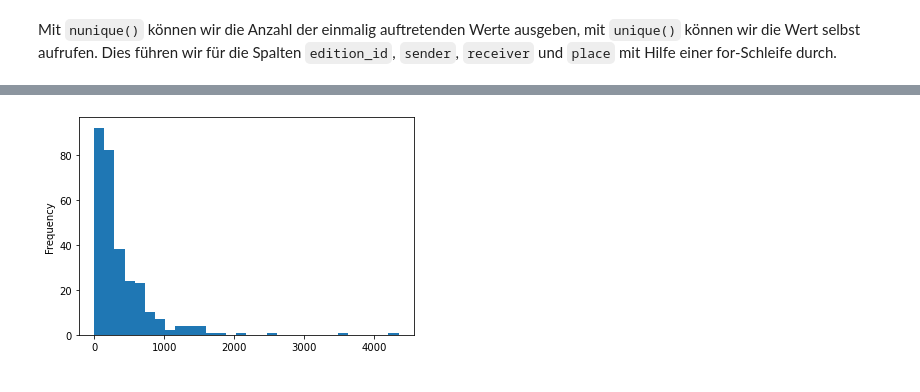
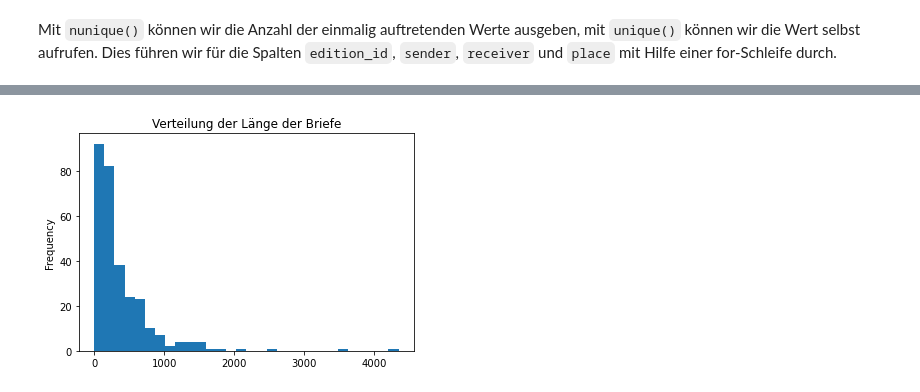
Before and after one commit to Digital-History-Berlin/Python-fuer-Historiker-innen-Intermediate, a Jupyter notebook: ch02-pandas/05-intro-eda.ipynb, the cells around one changed output, grey strips where cells are left out. Cells and saved outputs as stored; diff of their text form; code cells hidden in the pictures.

```diff
--- a/ch02-pandas/05-intro-eda.ipynb
+++ b/ch02-pandas/05-intro-eda.ipynb
@@ -147,4 +146,4 @@ top_places.head(5).plot(kind='barh', title='Top Orte');
 # %%
-df.loc[:, 'nr_token' ].plot(kind='hist', bins=30);
+df.loc[:, 'nr_token' ].plot(kind='hist', bins=30, title='Verteilung der Länge der Briefe');
 # %% [output]
-[figure, old version]
+[figure, new version]
```
Also changed, not shown: parts of 21 cells of this notebook, 1 other file.
